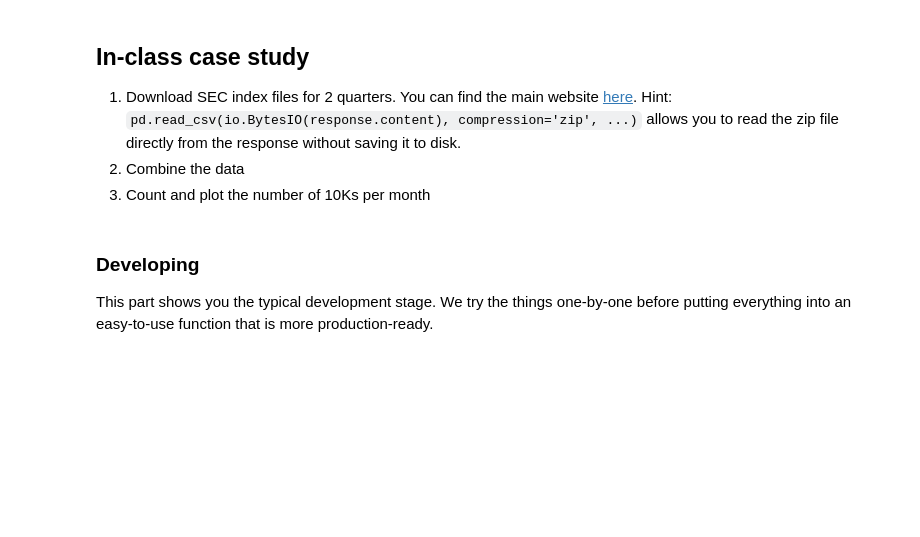
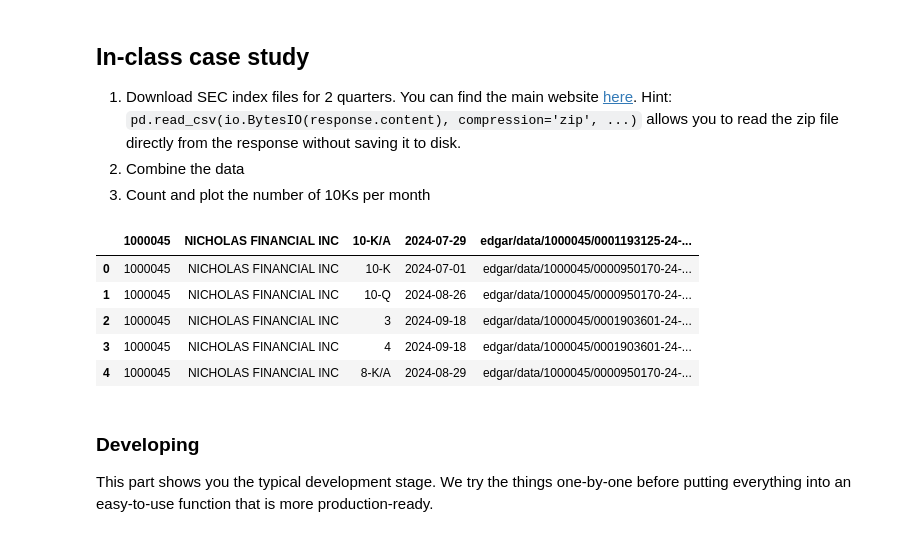
Before and after one commit to Segtanof/pyfin, a Jupyter notebook: 09_Scraping.ipynb, the cells around one changed output. Drawn from its saved outputs; the diff is of its cells as text; code cells hidden in the pictures; blank space fills up the shorter version.

```diff
--- a/09_Scraping.ipynb
+++ b/09_Scraping.ipynb
@@ -318,3 +609,13 @@ Now that we have the data, we can export it or analyze it.
+# %%
+data = pd.read_csv(io.BytesIO(response.content), compression='zip', sep="|", skiprows=11)
+data.head(5)
+# %% [output]
+|  | 1000045 | NICHOLAS FINANCIAL INC | 10-K/A | 2024-07-29 | edgar/data/1000045/0001193125-24-... |
+| 0 | 1000045 | NICHOLAS FINANCIAL INC | 10-K | 2024-07-01 | edgar/data/1000045/0000950170-24-... |
+| 1 | 1000045 | NICHOLAS FINANCIAL INC | 10-Q | 2024-08-26 | edgar/data/1000045/0000950170-24-... |
+| 2 | 1000045 | NICHOLAS FINANCIAL INC | 3 | 2024-09-18 | edgar/data/1000045/0001903601-24-... |
+| 3 | 1000045 | NICHOLAS FINANCIAL INC | 4 | 2024-09-18 | edgar/data/1000045/0001903601-24-... |
+| 4 | 1000045 | NICHOLAS FINANCIAL INC | 8-K/A | 2024-08-29 | edgar/data/1000045/0000950170-24-... |
 # %% [markdown]
 ### Developing
 
```
Also changed, not shown: parts of 33 cells of this notebook, 2 other files.
